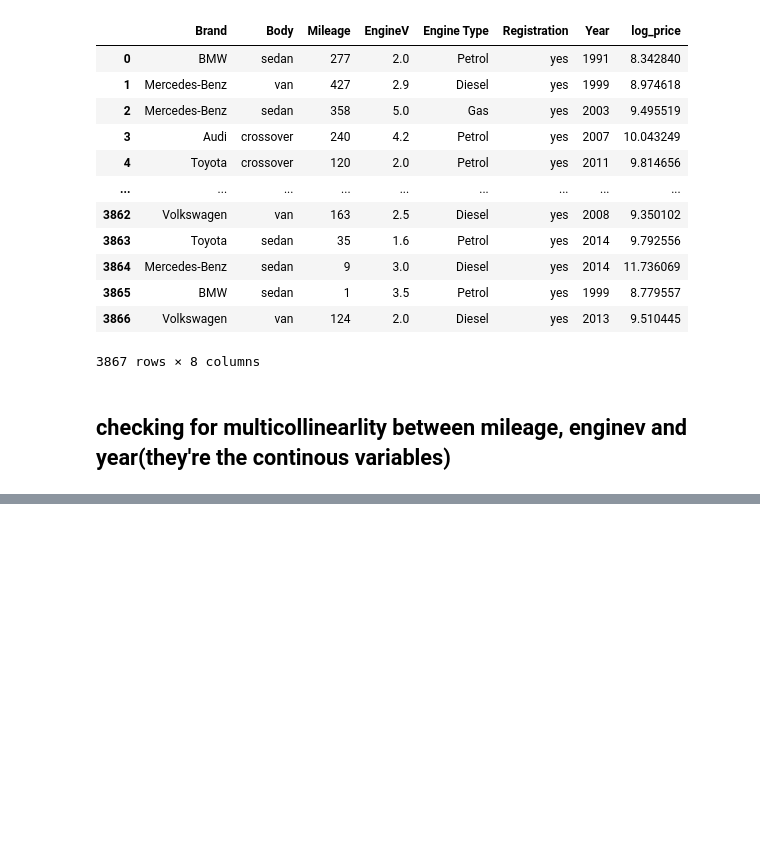
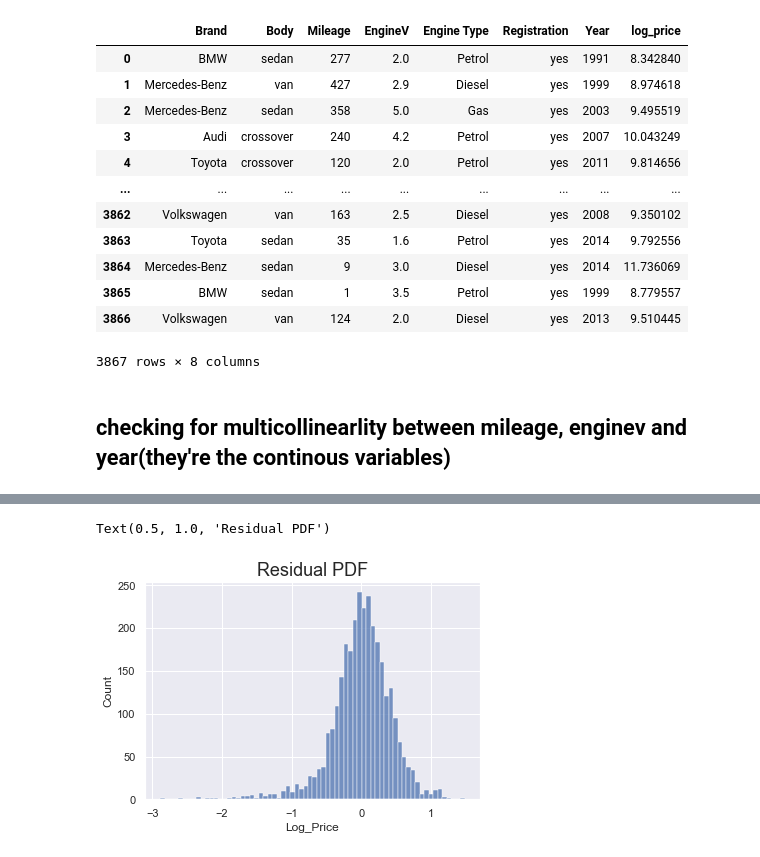
Before and after one commit to ifuu16/car_price, a Jupyter notebook: car_price.ipynb, the cells around one changed output, grey strips where cells are left out. Saved outputs shown, nothing was run; the diff lists cells and outputs as text; code cells hidden in the pictures; blank space fills up the shorter version.

```diff
--- a/car_price.ipynb
+++ b/car_price.ipynb
@@ -305,0 +428,7 @@ vif['features'] = variables.columns
+# %%
+#plotting the residual graph to check for normality
+sns.histplot(y_train - y_hat)
+plt.title('Residual PDF', size=18)
+# %% [output]
+Text(0.5, 1.0, 'Residual PDF')
+[figure, added]
```
Also changed, not shown: parts of 46 cells of this notebook.
